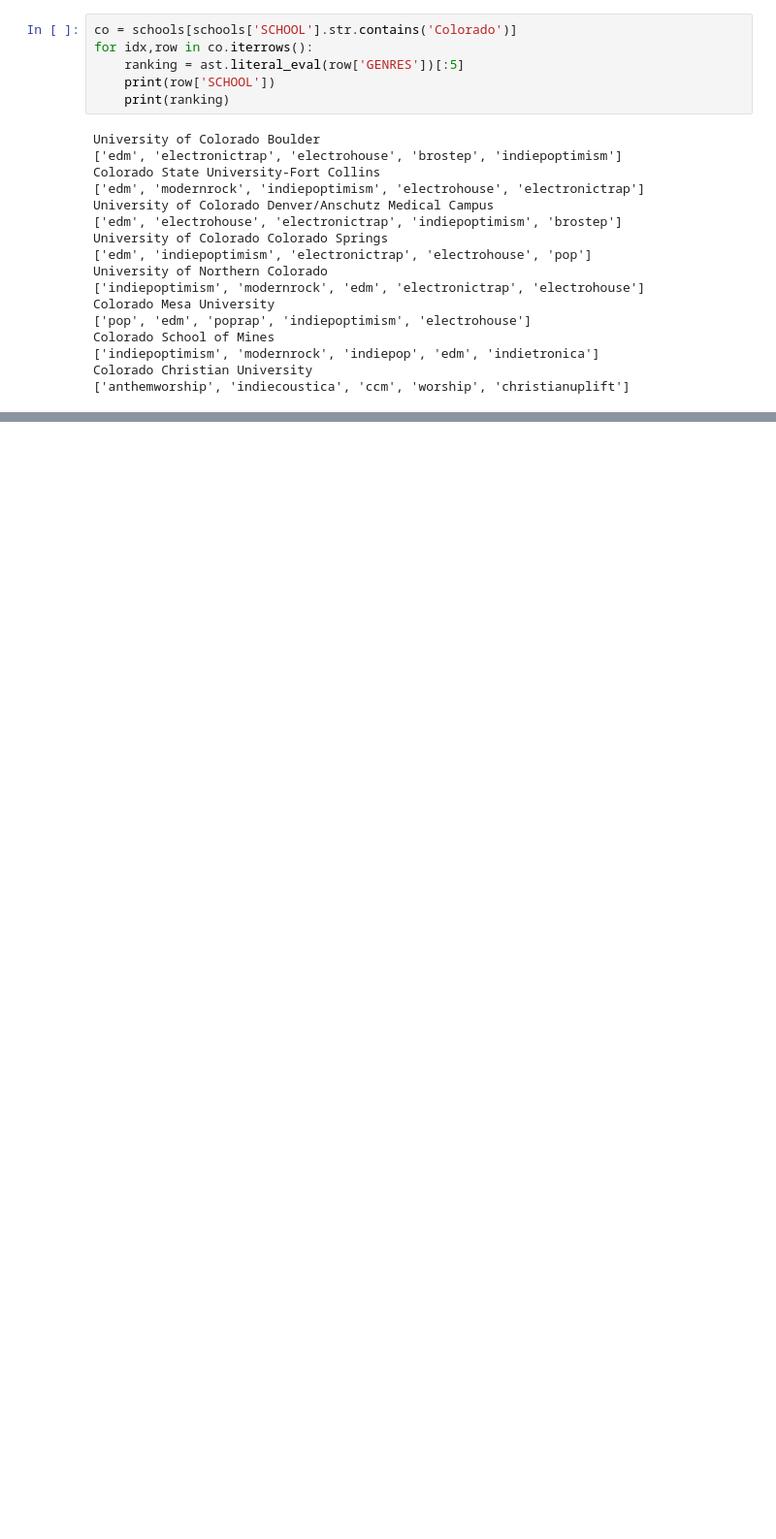
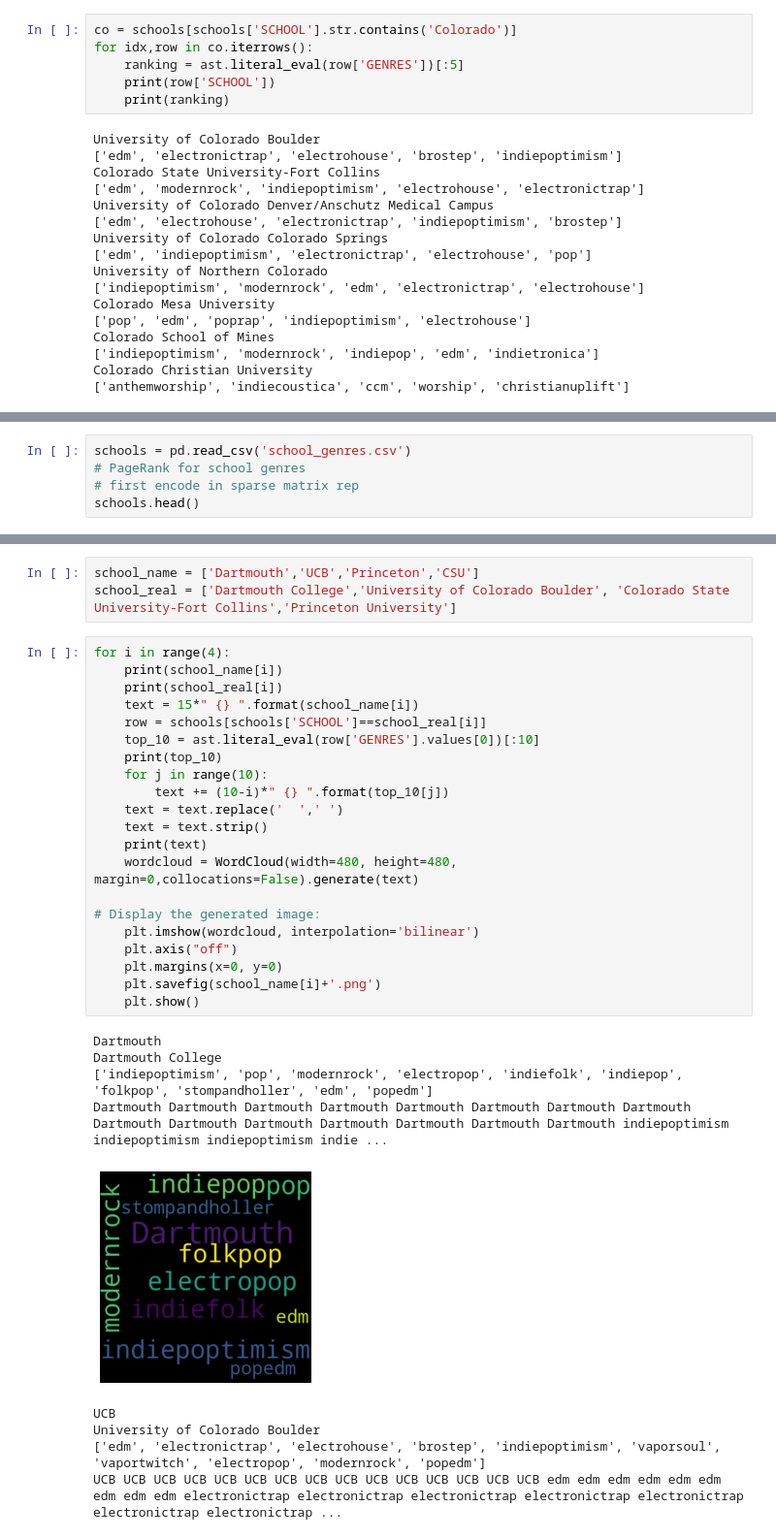
Before and after one commit to sofielange98/every-noise-network-analysis, a Jupyter notebook: SpringRank.ipynb, the cells around one changed output, grey strips where cells are left out. Shown at 97% size. Cells and saved outputs as stored; diff of their text form; blank space fills up the shorter version.

```diff
--- a/SpringRank.ipynb
+++ b/SpringRank.ipynb
@@ -197,0 +303,5 @@ nx.draw(S, pos, with_labels = True)
+# %%
+schools = pd.read_csv('school_genres.csv')
+# PageRank for school genres
+# first encode in sparse matrix rep
+schools.head()
@@ -197,0 +346,34 @@ nx.draw(S, pos, with_labels = True)
+# %%
+school_name = ['Dartmouth','UCB','Princeton','CSU']
+school_real = ['Dartmouth College','University of Colorado Boulder', 'Colorado State University-Fort Collins','Princeton University']
+# %%
+for i in range(4):
+    print(school_name[i])
+    print(school_real[i])
+    text = 15*" {} ".format(school_name[i])
+    row = schools[schools['SCHOOL']==school_real[i]]
+    top_10 = ast.literal_eval(row['GENRES'].values[0])[:10]
+    print(top_10)
+    for j in range(10):
+        text += (10-i)*" {} ".format(top_10[j])
+    text = text.replace('  ',' ')
+    text = text.strip()
+    print(text)
+    wordcloud = WordCloud(width=480, height=480, margin=0,collocations=False).generate(text)
+
+# Display the generated image:
+    plt.imshow(wordcloud, interpolation='bilinear')
+    plt.axis("off")
+    plt.margins(x=0, y=0)
+    plt.savefig(school_name[i]+'.png')
+    plt.show()
+# %% [output]
+Dartmouth
+Dartmouth College
+['indiepoptimism', 'pop', 'modernrock', 'electropop', 'indiefolk', 'indiepop', 'folkpop', 'stompandholler', 'edm', 'popedm']
+Dartmouth Dartmouth Dartmouth Dartmouth Dartmouth Dartmouth Dartmouth Dartmouth Dartmouth Dartmouth Dartmouth Dartmouth Dartmouth Dartmouth Dartmouth indiepoptimism indiepoptimism indiepoptimism indie ...
+[figure, added]
+UCB
+University of Colorado Boulder
+['edm', 'electronictrap', 'electrohouse', 'brostep', 'indiepoptimism', 'vaporsoul', 'vaportwitch', 'electropop', 'modernrock', 'popedm']
+UCB UCB UCB UCB UCB UCB UCB UCB UCB UCB UCB UCB UCB UCB UCB edm edm edm edm edm edm edm edm edm electronictrap electronictrap electronictrap electronictrap electronictrap electronictrap electronictrap ...
```
Also changed, not shown: parts of 28 cells of this notebook.
